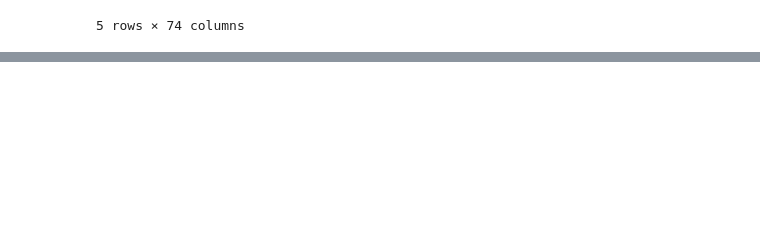
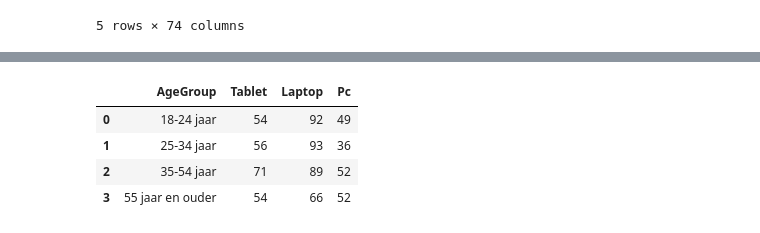
Before and after one commit to iswetha522/Amsterdam_Project, a Jupyter notebook: ProjectAmsterdam/DATA Project votes by age and time spend online.ipynb, the cells around one changed output, grey strips where cells are left out. Cells and saved outputs as stored; diff of their text form; code cells hidden in the pictures; blank space fills up the shorter version.

```diff
--- a/ProjectAmsterdam/DATA Project votes by age and time spend online.ipynb
+++ b/ProjectAmsterdam/DATA Project votes by age and time spend online.ipynb
@@ -99,3 +123,18 @@ use_of_devices_amsterdam
 | 13 | Amsterdam 2012 | 32 | 74 | 54 |
 | 14 |  |  |  |  |
 | 15 |  |  |  | bron: OIS/De Staat van de Stad Am... |
+# %%
+use_of_devices_by_ages = pd.DataFrame()
+use_of_devices_by_ages[['Tablet', 'Laptop', 'Pc']] = use_of_devices_amsterdam[['Unnamed: 1','Unnamed: 2','Unnamed: 3']]
+use_of_devices_by_ages_drop = use_of_devices_by_ages.drop([0,1,2,3,4,9,10,11,12,13,14,15])
+use_of_devices_by_ages_drop['AgeGroup'] = ['18-24 jaar', '25-34 jaar', '35-54 jaar', '55 jaar en ouder' ]
+colnames1 = ['AgeGroup','Tablet','Laptop', 'Pc']
+use_of_devices_by_ages_drop = use_of_devices_by_ages_drop.reindex(columns = colnames1)
+use_of_devices_by_ages_drop = use_of_devices_by_ages_drop.reset_index(drop=True)
+use_of_devices_by_ages_drop
+# %% [output]
+|  | AgeGroup | Tablet | Laptop | Pc |
+| 0 | 18-24 jaar | 54 | 92 | 49 |
+| 1 | 25-34 jaar | 56 | 93 | 36 |
+| 2 | 35-54 jaar | 71 | 89 | 52 |
+| 3 | 55 jaar en ouder | 54 | 66 | 52 |
```
Also changed, not shown: parts of 8 cells of this notebook.
